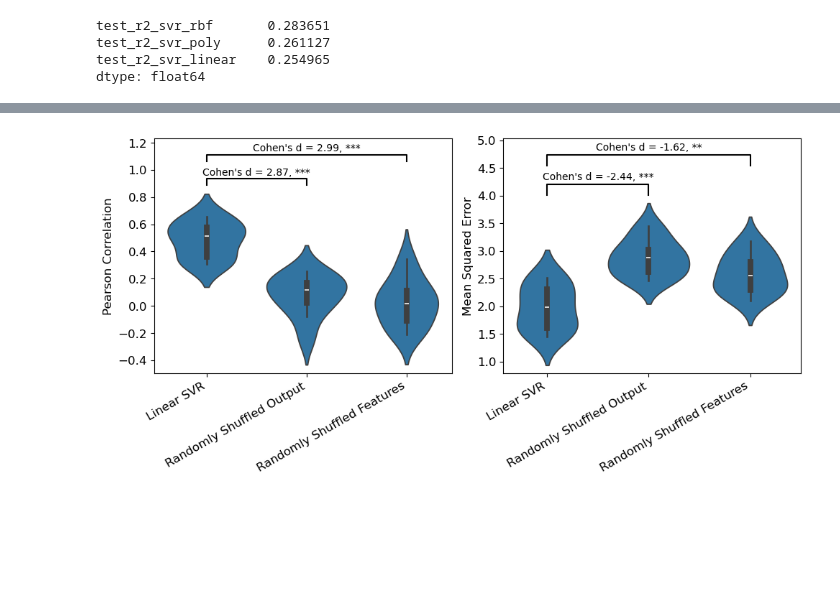
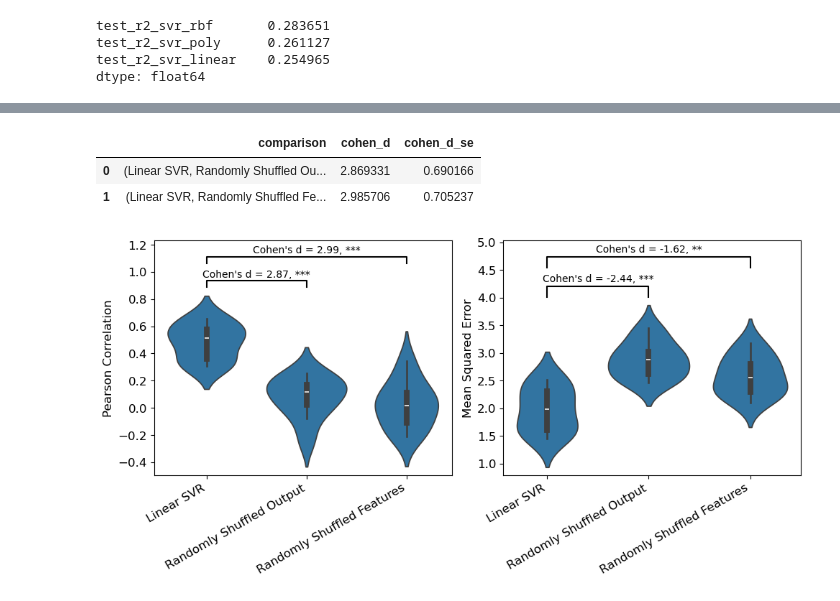
Before and after one commit to hmbaghdassarian/metastatic_potential, a Jupyter notebook: notebooks/A_rna_prediction/03_predict_transcriptomics.ipynb, the cells around one changed output, grey strips where cells are left out. Drawn from its saved outputs; the diff is of its cells as text; code cells hidden in the pictures; blank space fills up the shorter version.

```diff
--- a/notebooks/A_rna_prediction/03_predict_transcriptomics.ipynb
+++ b/notebooks/A_rna_prediction/03_predict_transcriptomics.ipynb
@@ -727,7 +727,9 @@ dtype: float64
 best_res_df = best_res_df[[c for c in best_res_df if 'r2' not in c]].copy()
 # %%
 def get_stats(viz_df, random: bool, metric_type):
-    res_stats = pd.DataFrame(columns = ['comparison', 'pval', 'cohen_d'])
+#     res_stats = pd.DataFrame(columns = ['comparison', 'pval', 'cohen_d'])
+    res_stats = pd.DataFrame(columns = ['comparison', 'pval', 'cohen_d', 'cohen_d_se'])  # added column
+
     mod_combs = list(itertools.combinations((viz_df['Model Type'].unique()), 2))
     if random:
         mod_combs = [mc for mc in mod_combs if '_'.join(mc).count('Randomly') == 1] # exclude comparison between random
@@ -754,8 +756,9 @@ def get_stats(viz_df, random: bool, metric_type):
 
         pval = stats.mannwhitneyu(a,b, alternative = alternative).pvalue
         cd = cohen_d(a,b)
+        cd_se = cohen_d_se(len(a), len(b), cd)
 
-        res_stats.loc[res_stats.shape[0], :] = [mc, pval, cd]
+        res_stats.loc[res_stats.shape[0], :] = [mc, pval, cd, cd_se]
 
     _, fdr, _, _ = multipletests(res_stats.pval.values, method='fdr_bh')
     res_stats['fdr'] = fdr
@@ -922,2 +1000,8 @@ unit_map = {'h': dict(zip(viz_dfs.keys(), [0.05, 0.2])),
+# %%
+store_res['Pearson Correlation'][['comparison', 'cohen_d', 'cohen_d_se']]
+# %% [output]
+|  | comparison | cohen_d | cohen_d_se |
+| 0 | (Linear SVR, Randomly Shuffled Ou... | 2.869331 | 0.690166 |
+| 1 | (Linear SVR, Randomly Shuffled Fe... | 2.985706 | 0.705237 |
 # %%
 figB, axB = plt.subplots(ncols = 2, figsize = (10,5))
```
Also changed, not shown: parts of 5 cells of this notebook, 9 other files.
